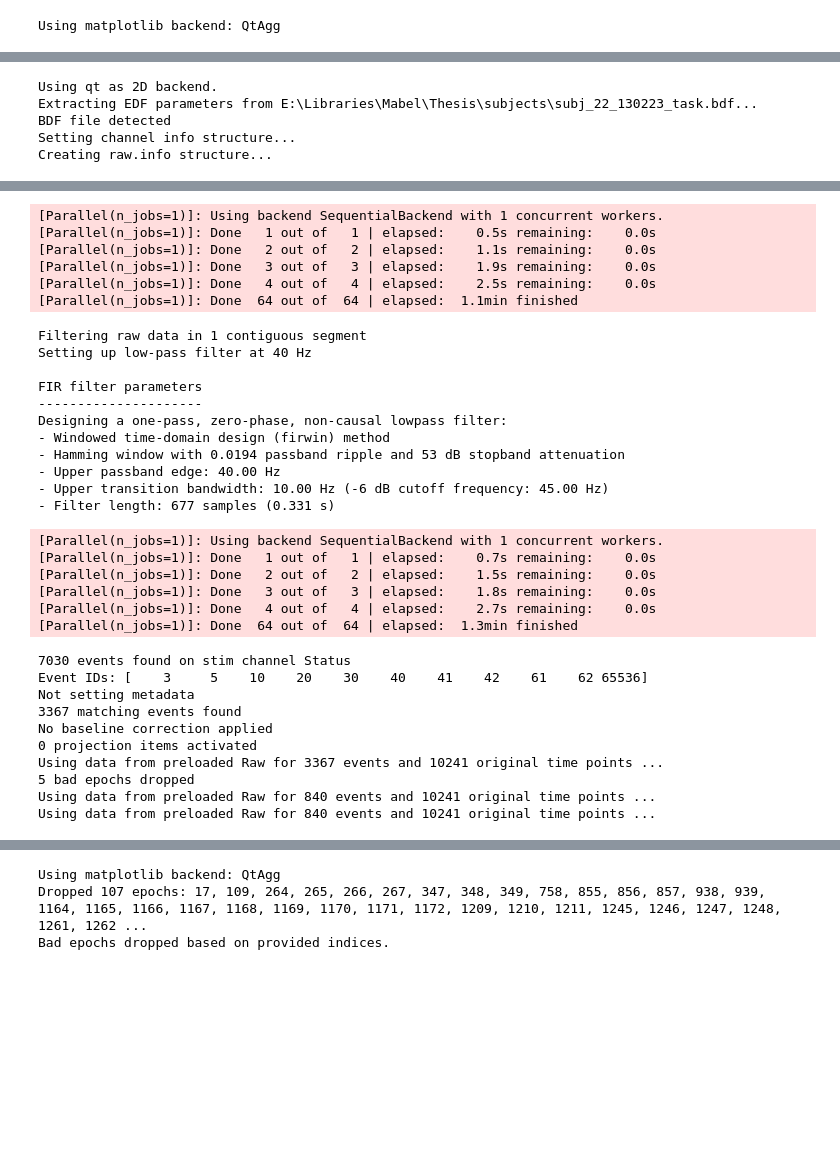
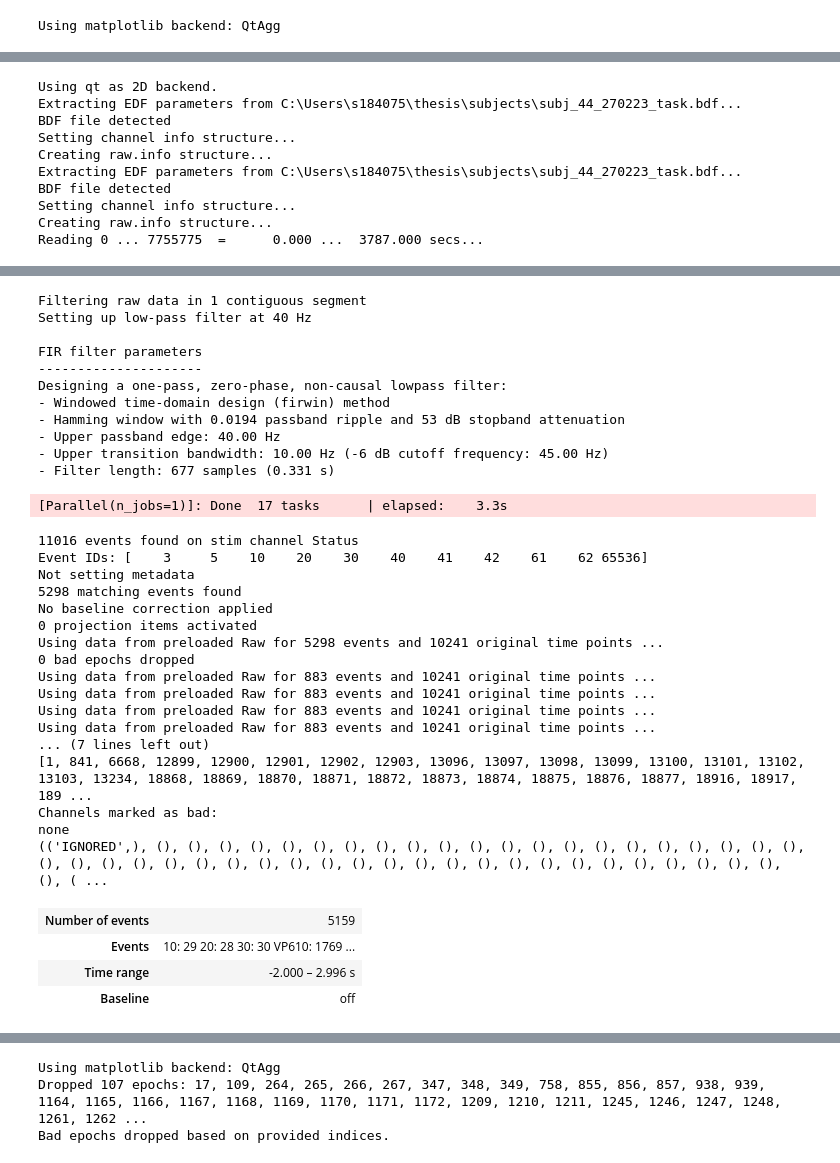
Before and after one commit to Brenda-Source/Mabel_thesis_Code, a Jupyter notebook: get_cleanEpochs.ipynb, the cells around one changed output, grey strips where cells are left out. Cells and saved outputs as stored; diff of their text form; code cells hidden in the pictures; blank space fills up the shorter version.

```diff
--- a/get_cleanEpochs.ipynb
+++ b/get_cleanEpochs.ipynb
@@ -433,8 +471,7 @@ import os
 # Specify 'bad_trials', only true if they have been identified
 
 #path = "C:/Users/Mabel Ife/OneDrive - Danmarks Tekniske Universitet/Dokumenter/Thesis Code/Data/Subjects/subj_07_070223_task.bdf"
-#path = "C:/Users/s184075/Thesis/subjects/subj_21_130223_task.bdf"
-path = "E:/Libraries/Mabel/Thesis/subjects/subj_22_130223_task.bdf"
+path = "C:/Users/s184075/thesis/subjects/subj_44_270223_task.bdf"
 file_name = os.path.basename(path)  # Get the file name from the path
 participant_id = file_name[:7] # get P_Id
 # Create HDF5 file with st
@@ -450,7 +487,12 @@ processor.highlow_pass()
 processor.rename_events()
 # %% [output]
 Using qt as 2D backend.
-Extracting EDF parameters from E:\Libraries\Mabel\Thesis\subjects\subj_22_130223_task.bdf...
+Extracting EDF parameters from C:\Users\s184075\thesis\subjects\subj_44_270223_task.bdf...
 BDF file detected
 Setting channel info structure...
 Creating raw.info structure...
+Extracting EDF parameters from C:\Users\s184075\thesis\subjects\subj_44_270223_task.bdf...
+BDF file detected
+Setting channel info structure...
+Creating raw.info structure...
+Reading 0 ... 7755775  =      0.000 ...  3787.000 secs...
@@ -479,33 +517,33 @@ Reading 0 ... 5574655  =      0.000 ...  2722.000 secs...
-[Parallel(n_jobs=1)]: Using backend SequentialBackend with 1 concurrent workers.
-[Parallel(n_jobs=1)]: Done   1 out of   1 | elapsed:    0.5s remaining:    0.0s
-[Parallel(n_jobs=1)]: Done   2 out of   2 | elapsed:    1.1s remaining:    0.0s
-[Parallel(n_jobs=1)]: Done   3 out of   3 | elapsed:    1.9s remaining:    0.0s
-[Parallel(n_jobs=1)]: Done   4 out of   4 | elapsed:    2.5s remaining:    0.0s
-[Parallel(n_jobs=1)]: Done  64 out of  64 | elapsed:  1.1min finished
+Filtering raw data in 1 contiguous segment
+Setting up low-pass filter at 40 Hz
+
+FIR filter parameters
+---------------------
+Designing a one-pass, zero-phase, non-causal lowpass filter:
+- Windowed time-domain design (firwin) method
+- Hamming window with 0.0194 passband ripple and 53 dB stopband attenuation
+- Upper passband edge: 40.00 Hz
+- Upper transition bandwidth: 10.00 Hz (-6 dB cutoff frequency: 45.00 Hz)
+- Filter length: 677 samples (0.331 s)
-Filtering raw data in 1 contiguous segment
-Setting up low-pass filter at 40 Hz
-
-FIR filter parameters
----------------------
-Designing a one-pass, zero-phase, non-causal lowpass filter:
-- Windowed time-domain design (firwin) method
-- Hamming window with 0.0194 passband ripple and 53 dB stopband attenuation
-- Upper passband edge: 40.00 Hz
-- Upper transition bandwidth: 10.00 Hz (-6 dB cutoff frequency: 45.00 Hz)
-- Filter length: 677 samples (0.331 s)
+[Parallel(n_jobs=1)]: Done  17 tasks      | elapsed:    3.3s
-[Parallel(n_jobs=1)]: Using backend SequentialBackend with 1 concurrent workers.
-[Parallel(n_jobs=1)]: Done   1 out of   1 | elapsed:    0.7s remaining:    0.0s
-[Parallel(n_jobs=1)]: Done   2 out of   2 | elapsed:    1.5s remaining:    0.0s
-[Parallel(n_jobs=1)]: Done   3 out of   3 | elapsed:    1.8s remaining:    0.0s
-[Parallel(n_jobs=1)]: Done   4 out of   4 | elapsed:    2.7s remaining:    0.0s
-[Parallel(n_jobs=1)]: Done  64 out of  64 | elapsed:  1.3min finished
+11016 events found on stim channel Status
+Event IDs: [    3     5    10    20    30    40    41    42    61    62 65536]
+Not setting metadata
+5298 matching events found
+No baseline correction applied
+0 projection items activated
+Using data from preloaded Raw for 5298 events and 10241 original time points ...
+0 bad epochs dropped
+Using data from preloaded Raw for 883 events and 10241 original time points ...
+Using data from preloaded Raw for 883 events and 10241 original time points ...
+Using data from preloaded Raw for 883 events and 10241 original time points ...
+Using data from preloaded Raw for 883 events and 10241 original time points ...
+... (7 lines left out)
+[1, 841, 6668, 12899, 12900, 12901, 12902, 12903, 13096, 13097, 13098, 13099, 13100, 13101, 13102, 13103, 13234, 18868, 18869, 18870, 18871, 18872, 18873, 18874, 18875, 18876, 18877, 18916, 18917, 189 ...
+Channels marked as bad:
+none
+(('IGNORED',), (), (), (), (), (), (), (), (), (), (), (), (), (), (), (), (), (), (), (), (), (), (), (), (), (), (), (), (), (), (), (), (), (), (), (), (), (), (), (), (), (), (), (), (), (), (), ( ...
-7030 events found on stim channel Status
-Event IDs: [    3     5    10    20    30    40    41    42    61    62 65536]
-Not setting metadata
-3367 matching events found
-No baseline correction applied
-0 projection items activated
-Using data from preloaded Raw for 3367 events and 10241 original time points ...
-5 bad epochs dropped
-Using data from preloaded Raw for 840 events and 10241 original time points ...
-Using data from preloaded Raw for 840 events and 10241 original time points ...
+| Number of events | 5159 |
+| Events | 10: 29 20: 28 30: 30 VP610: 1769 ... |
+| Time range | -2.000 – 2.996 s |
+| Baseline | off |
```
Also changed, not shown: parts of 21 cells of this notebook, 1 other file.
